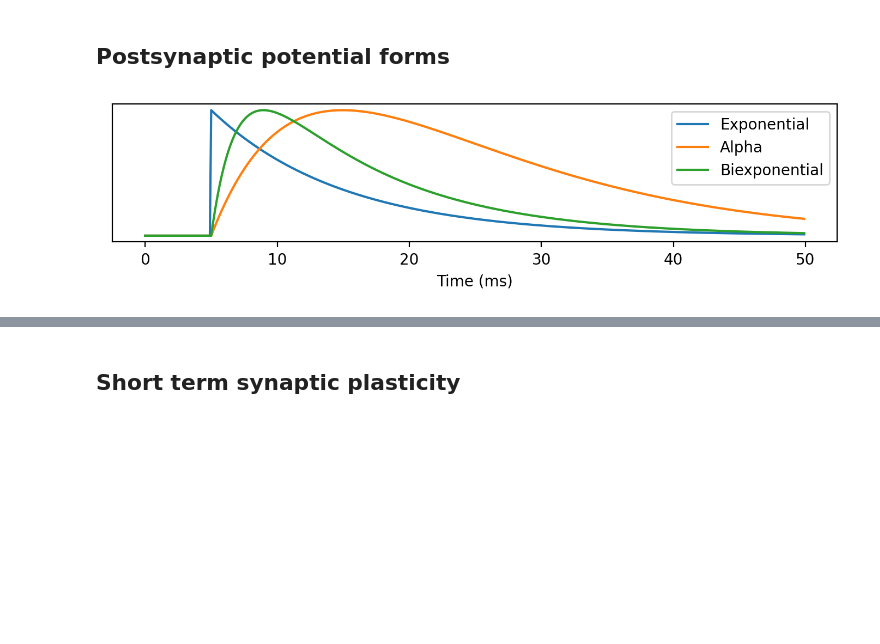
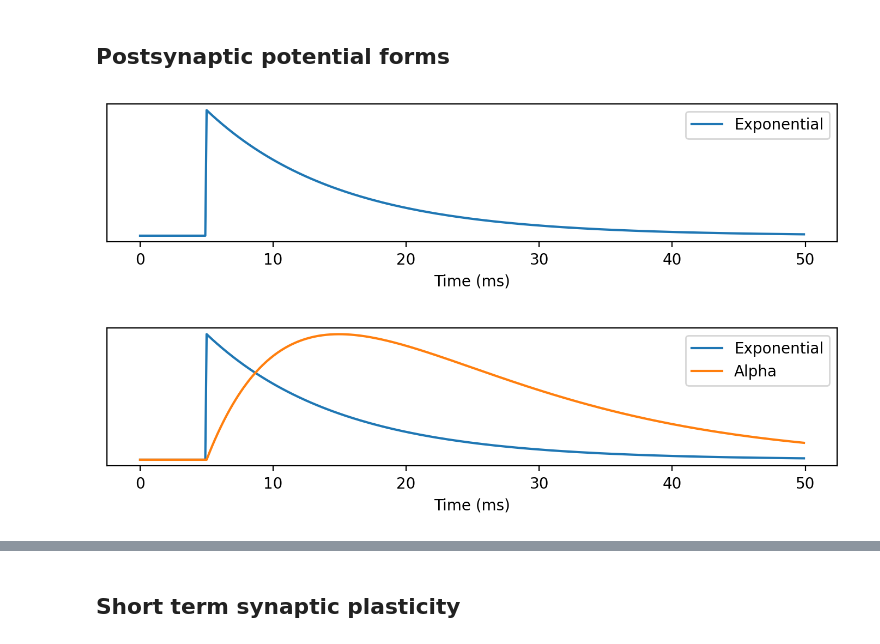
Before and after one commit to neuro4ml/neuro4ml.github.io, a Jupyter notebook: Week_2/6. w2-figures.ipynb, the cells around one changed output, grey strips where cells are left out. Drawn from its saved outputs; the diff is of its cells as text; code cells hidden in the pictures; blank space fills up the shorter version.

```diff
--- a/Week_2/6. w2-figures.ipynb
+++ b/Week_2/6. w2-figures.ipynb
@@ -68,6 +72,8 @@ tight_layout();
 # %% [markdown]
 ## Postsynaptic potential forms
 # %%
+#| label: exponential-graph
+
 start_scope()
 
 tau = 10*ms
@@ -90,11 +96,44 @@ def normed(x):
     return x/amax(x)
 figure(figsize=(7, 2), dpi=200)
 plot(M.t/ms, normed(M.v[0]), label='Exponential')
-plot(M.t/ms, normed(M.u[0]), label='Alpha')
-plot(M.t/ms, normed(M.z[0]), label='Biexponential')
+# plot(M.t/ms, normed(M.u[0]), label='Alpha')
+# plot(M.t/ms, normed(M.z[0]), label='Biexponential')
 xlabel('Time (ms)')
 yticks([])
 legend(loc='upper right')
 tight_layout();
 # %% [output]
-[figure, old version]
+[figure, new version]
+# %%
+#| label: alpha-graph
+
+start_scope()
+
+tau = 10*ms
+tau2 = 2*ms
+eqs = '''
+dv/dt=-v/tau:1
+du/dt=(x-u)/tau:1
+dx/dt=-x/tau:1
+dz/dt=(I-z)/tau:1
+dI/dt=-I/tau2:1
+'''
+G = NeuronGroup(1, eqs, method='euler')
+M = StateMonitor(G, ('v', 'u', 'z'), record=True)
+run(5*ms)
+G.v = 1
+G.x = 1
+G.I = 1
+run(45*ms)
+def normed(x):
+    return x/amax(x)
+figure(figsize=(7, 2), dpi=200)
+plot(M.t/ms, normed(M.v[0]), label='Exponential')
+plot(M.t/ms, normed(M.u[0]), label='Alpha')
+# plot(M.t/ms, normed(M.z[0]), label='Biexponential')
+xlabel('Time (ms)')
+yticks([])
+legend(loc='upper right')
+tight_layout();
+# %% [output]
+[figure, added]
```
Also changed, not shown: parts of 9 cells of this notebook, 5 other files.
